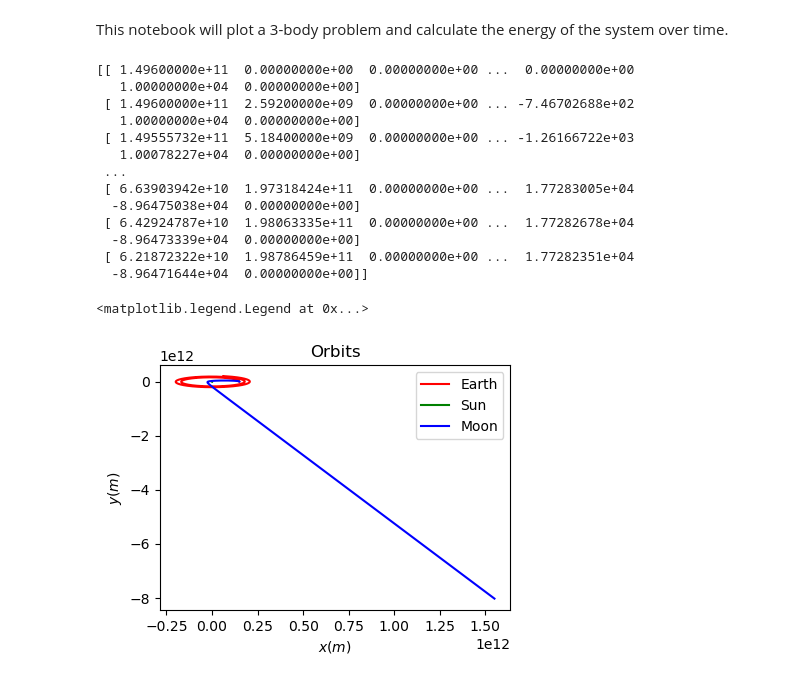
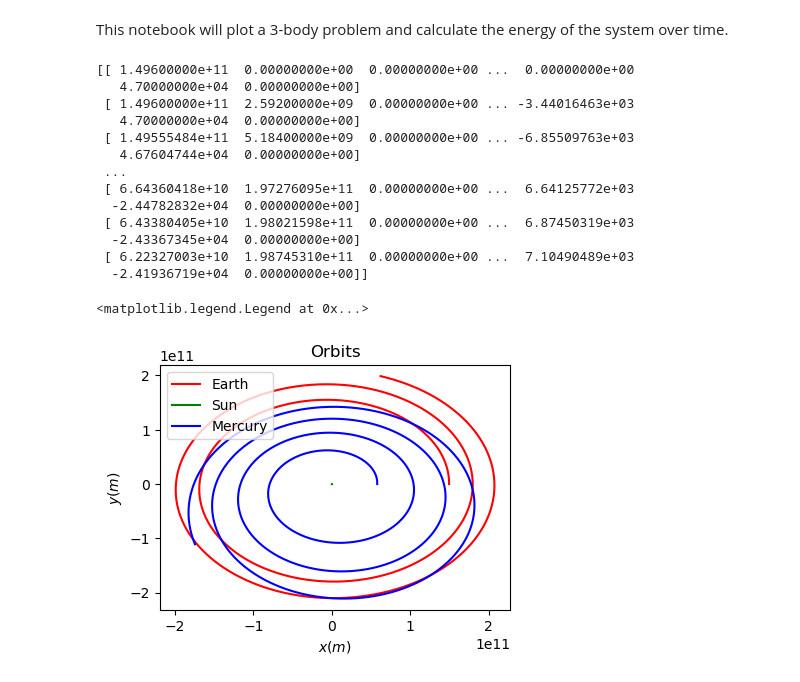
Before and after one commit to Zoinkadoinka/AE370-Project-1, a Jupyter notebook: Plotting Code.ipynb, the cells around one changed output. Drawn from its saved outputs; the diff is of its cells as text; code cells hidden in the pictures.

Commit message:
changed moon to mercury

```diff
--- a/Plotting Code.ipynb
+++ b/Plotting Code.ipynb
@@ -5,23 +5,23 @@ This notebook will plot a 3-body problem and calculate the energy of the system
 import numpy as np
 from matplotlib import pyplot as plt
 # %%
-# For the Earth, Sun, Moon 3-body Problem:
+# For the Earth, Sun, Mercury 3-body Problem:
 
 # Masses of the Planets
 Me = 6e24                     # Mass of Earth in kg
 Ms = 2e30                     # Mass of Sun in kg
-Mm = 7.347e22                 # Mass of Moon in kg
+Mm = 3.285e23                # Mass of Mercury in kg
 
 # Initial Positions of the Planets (vectors)
 Re = np.array([1.496e11*1,0,0]) #1 AU away from the sun converted to m
 Rs = np.array([0,0,0])
-Rm = np.array([1.496e11*1 + 384400e3,0,0]) #5.2 AU away from the sun converted to m
+Rm = np.array([1.496e11*0.387,0,0]) #0.387 AU away from the sun converted to m
 
 # Initial Velocity of the Planets (vectors)
 # currently random numbers to see if code runs
 Ve = np.array([0,30e3,0])
 Vs = np.array([0,0,0])
-Vm = np.array([0,10e3,0])
+Vm = np.array([0,47e3,0])
 
 
 u_0 = np.array([Re[0], Re[1], Re[2],
@@ -42,17 +42,17 @@ def Gravitational_Force(ri, rj, mi, mj, G=6.673e-11):
 def force(planet, Re, Rs, Rm):
     force_sun_on_earth = Gravitational_Force(Re,Rs,Me,Ms)
     force_earth_on_sun = -force_sun_on_earth
-    force_moon_on_earth = Gravitational_Force(Re,Rm,Me,Mm)
-    force_earth_on_moon = -force_moon_on_earth
-    force_sun_on_moon = Gravitational_Force(Rm,Rs,Mm,Ms)
-    force_moon_on_sun = -force_sun_on_moon
+    force_mercury_on_earth = Gravitational_Force(Re,Rm,Me,Mm)
+    force_earth_on_mercury = -force_mercury_on_earth
+    force_sun_on_mercury = Gravitational_Force(Rm,Rs,Mm,Ms)
+    force_mercury_on_sun = -force_sun_on_mercury
 
     if planet == "earth":
-        return force_sun_on_earth + force_moon_on_earth
+        return force_sun_on_earth + force_mercury_on_earth
     if planet == "sun":
-        return force_earth_on_sun + force_moon_on_sun
-    if planet == "moon":
-        return force_sun_on_moon + force_earth_on_moon
+        return force_earth_on_sun + force_mercury_on_sun
+    if planet == "mercury":
+        return force_sun_on_mercury + force_earth_on_mercury
 
 def acc_planet(planet,Re,Rs,Rm,M):
     a = force(planet, Re, Rs, Rm)/M
@@ -65,7 +65,7 @@ def f_true(u):
 
     a_earth = acc_planet('earth',Re,Rs,Rm,Me)
     a_sun = acc_planet('sun',Re,Rs,Rm,Ms)
-    a_moon = acc_planet('moon',Re,Rs,Rm,Mm)
+    a_mercury = acc_planet('mercury',Re,Rs,Rm,Mm)
 
 
     udot = np.array([u[9], u[10], u[11],
@@ -73,7 +73,7 @@ def f_true(u):
                      u[15], u[16], u[17],
                      a_earth[0], a_earth[1], a_earth[2],
                      a_sun[0], a_sun[1], a_sun[2],
-                     a_moon[0], a_moon[1], a_moon[2]])
+                     a_mercury[0], a_mercury[1], a_mercury[2]])
 
     return udot
 # %%
@@ -133,36 +133,36 @@ def Total_Energy(m1,m2,m3,r1,r2,r3,v1,v2,v3):
 # %%
 import matplotlib.pyplot as plt
 plt.style.use('default')
 
 delta_t = 86400
 fig1 = plt.figure(figsize=(8, 6), tight_layout=True)
 ax1 = fig1.add_subplot(221)
 
 u, times = ivp_forward_euler(u_0, 9.5e7, 86400)
 
 print(u)
 
 ax1.plot(u[:,0],u[:,1],"r", label = "Earth")
 ax1.plot(u[:,3],u[:,4],"g", label = "Sun")
-ax1.plot(u[:,6],u[:,7],"b", label = "Moon")
+ax1.plot(u[:,6],u[:,7],"b", label = "Mercury")
 
 ax1.set_title("Orbits")
 ax1.set_xlabel("$x(m)$")
 ax1.set_ylabel("$y(m)$")
 ax1.legend()
 # %% [output]
 [[ 1.49600000e+11  0.00000000e+00  0.00000000e+00 ...  0.00000000e+00
-   1.00000000e+04  0.00000000e+00]
- [ 1.49600000e+11  2.59200000e+09  0.00000000e+00 ... -7.46702688e+02
-   1.00000000e+04  0.00000000e+00]
- [ 1.49555732e+11  5.18400000e+09  0.00000000e+00 ... -1.26166722e+03
-   1.00078227e+04  0.00000000e+00]
+   4.70000000e+04  0.00000000e+00]
+ [ 1.49600000e+11  2.59200000e+09  0.00000000e+00 ... -3.44016463e+03
+   4.70000000e+04  0.00000000e+00]
+ [ 1.49555484e+11  5.18400000e+09  0.00000000e+00 ... -6.85509763e+03
+   4.67604744e+04  0.00000000e+00]
  ...
- [ 6.63903942e+10  1.97318424e+11  0.00000000e+00 ...  1.77283005e+04
-  -8.96475038e+04  0.00000000e+00]
- [ 6.42924787e+10  1.98063335e+11  0.00000000e+00 ...  1.77282678e+04
-  -8.96473339e+04  0.00000000e+00]
- [ 6.21872322e+10  1.98786459e+11  0.00000000e+00 ...  1.77282351e+04
-  -8.96471644e+04  0.00000000e+00]]
+ [ 6.64360418e+10  1.97276095e+11  0.00000000e+00 ...  6.64125772e+03
+  -2.44782832e+04  0.00000000e+00]
+ [ 6.43380405e+10  1.98021598e+11  0.00000000e+00 ...  6.87450319e+03
+  -2.43367345e+04  0.00000000e+00]
+ [ 6.22327003e+10  1.98745310e+11  0.00000000e+00 ...  7.10490489e+03
+  -2.41936719e+04  0.00000000e+00]]
 <matplotlib.legend.Legend at 0x...>
-[figure, old version]
+[figure, new version]
```
